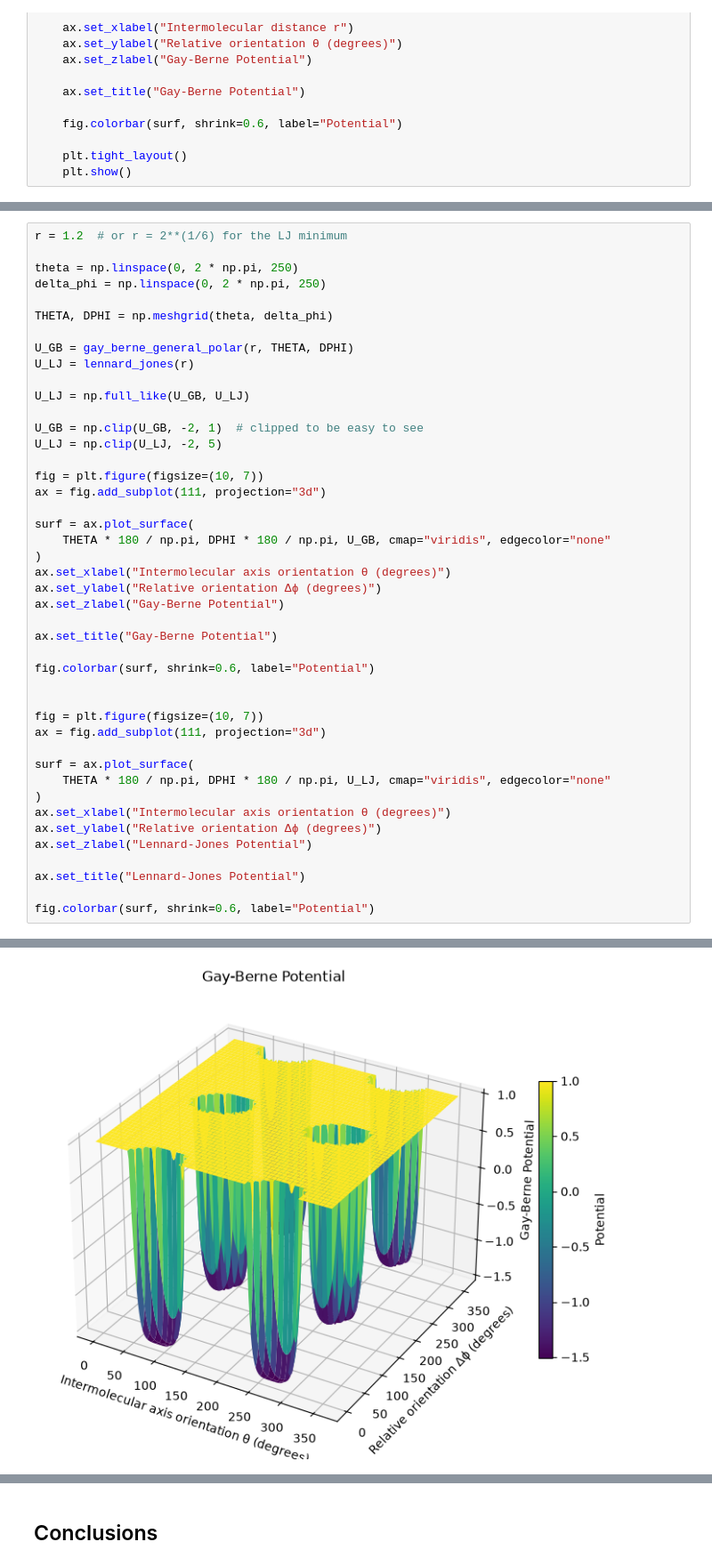
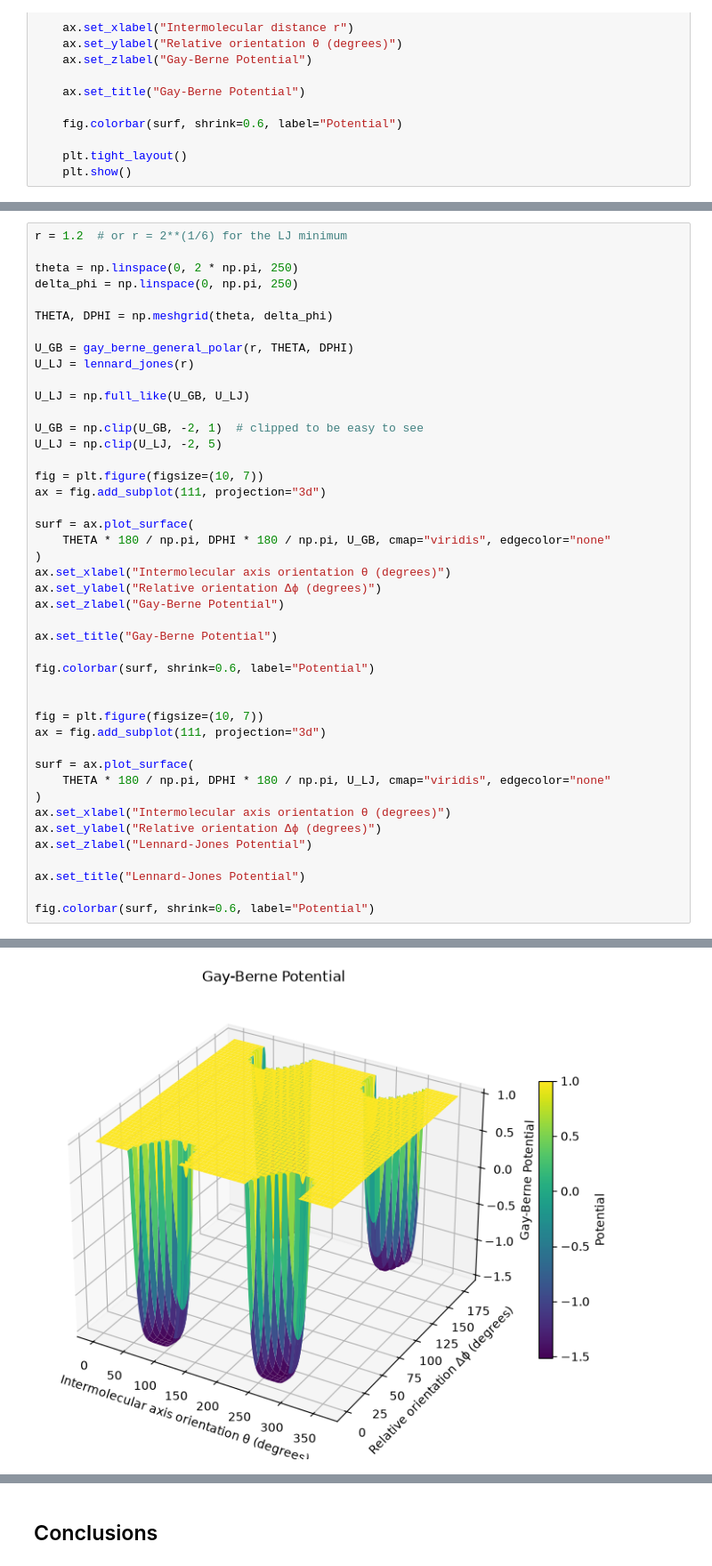
Before and after one commit to Ledmington/Interatomic_Potentials, a Jupyter notebook: main.ipynb, the cells around one changed output, grey strips where cells are left out. Shown at 89% size. Drawn from its saved outputs; the diff is of its cells as text.

```diff
--- a/main.ipynb
+++ b/main.ipynb
@@ -565,7 +565,7 @@ fig.colorbar(surf, shrink=0.6, label="Potential")
 r = 1.2  # or r = 2**(1/6) for the LJ minimum
 
 theta = np.linspace(0, 2 * np.pi, 250)
-delta_phi = np.linspace(0, 2 * np.pi, 250)
+delta_phi = np.linspace(0, np.pi, 250)
 
 THETA, DPHI = np.meshgrid(theta, delta_phi)
 
@@ -580,31 +580,31 @@ U_LJ = np.clip(U_LJ, -2, 5)
 fig = plt.figure(figsize=(10, 7))
 ax = fig.add_subplot(111, projection="3d")
 
 surf = ax.plot_surface(
     THETA * 180 / np.pi, DPHI * 180 / np.pi, U_GB, cmap="viridis", edgecolor="none"
 )
 ax.set_xlabel("Intermolecular axis orientation θ (degrees)")
 ax.set_ylabel("Relative orientation Δϕ (degrees)")
 ax.set_zlabel("Gay-Berne Potential")
 
 ax.set_title("Gay-Berne Potential")
 
 fig.colorbar(surf, shrink=0.6, label="Potential")
 
 
 fig = plt.figure(figsize=(10, 7))
 ax = fig.add_subplot(111, projection="3d")
 
 surf = ax.plot_surface(
     THETA * 180 / np.pi, DPHI * 180 / np.pi, U_LJ, cmap="viridis", edgecolor="none"
 )
 ax.set_xlabel("Intermolecular axis orientation θ (degrees)")
 ax.set_ylabel("Relative orientation Δϕ (degrees)")
 ax.set_zlabel("Lennard-Jones Potential")
 
 ax.set_title("Lennard-Jones Potential")
 
 fig.colorbar(surf, shrink=0.6, label="Potential")
 # %% [output]
 <matplotlib.colorbar.Colorbar at 0x...>
-[figure, old version]
+[figure, new version]
```
Also changed, not shown: parts of 4 cells of this notebook.
